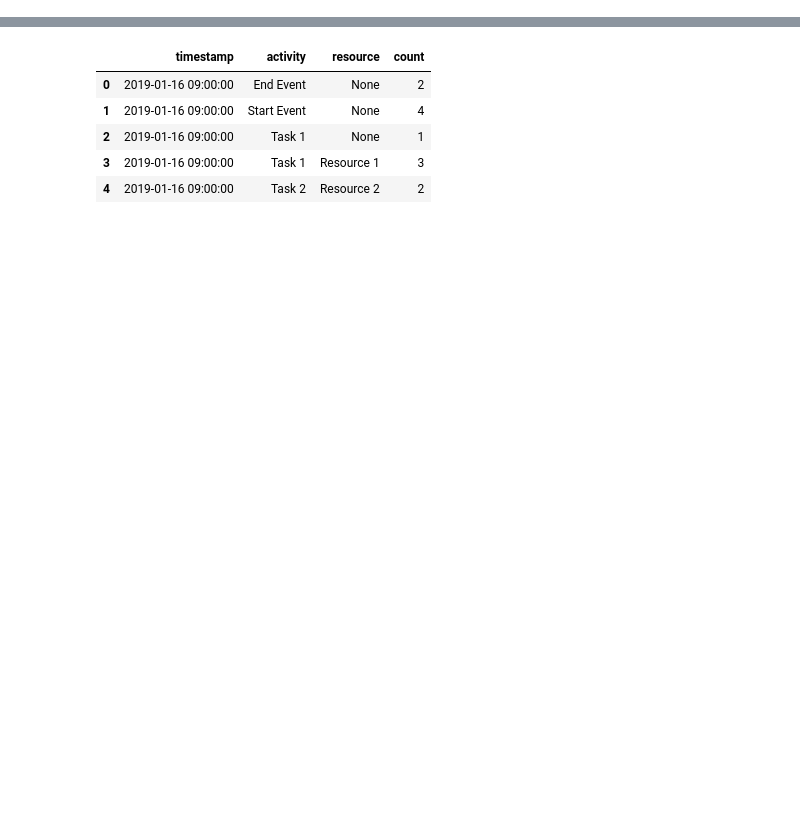
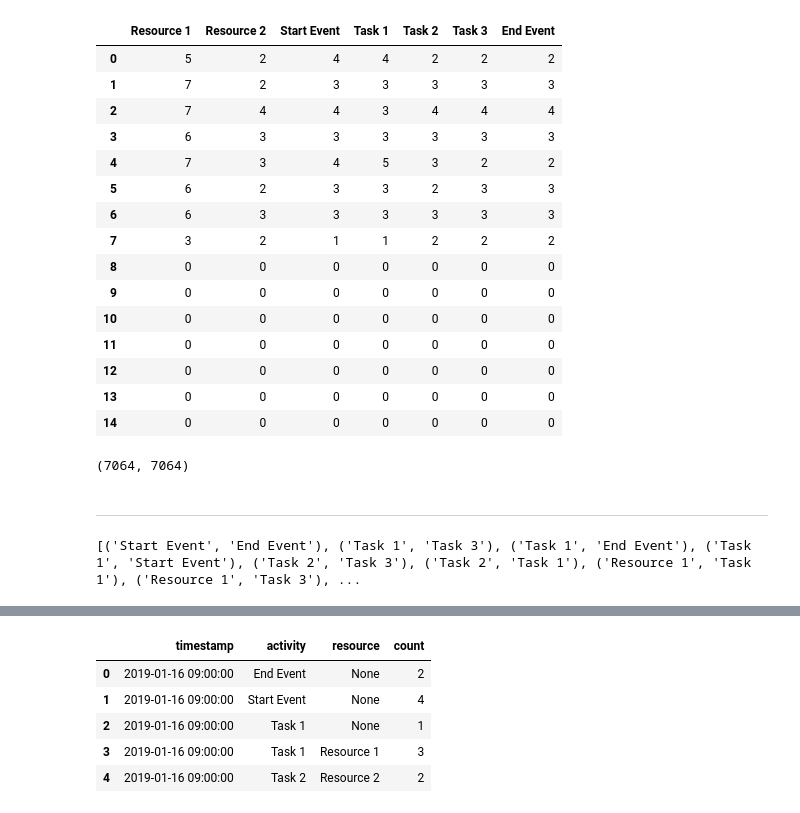
Before and after one commit to ai4automation/causal_inference_for_process_optimization, a Jupyter notebook: ipynb/Aggregation of BPM logs.ipynb, the cells around one changed output, grey strips where cells are left out. Cells and saved outputs as stored; diff of their text form; code cells hidden in the pictures; blank space fills up the shorter version.

```diff
--- a/ipynb/Aggregation of BPM logs.ipynb
+++ b/ipynb/Aggregation of BPM logs.ipynb
@@ -21,0 +91,28 @@ df.head()
+# %%
+to_csv_df = data_aggregate.drop(columns=['timestamp', 'None'])
+to_csv_df.to_csv('new_aggregate.csv', index=False)
+# %%
+to_csv_df.head(15)
+# %% [output]
+|  | Resource 1 | Resource 2 | Start Event | Task 1 | Task 2 | Task 3 | End Event |
+| 0 | 5 | 2 | 4 | 4 | 2 | 2 | 2 |
+| 1 | 7 | 2 | 3 | 3 | 3 | 3 | 3 |
+| 2 | 7 | 4 | 4 | 3 | 4 | 4 | 4 |
+| 3 | 6 | 3 | 3 | 3 | 3 | 3 | 3 |
+| 4 | 7 | 3 | 4 | 5 | 3 | 2 | 2 |
+| 5 | 6 | 2 | 3 | 3 | 2 | 3 | 3 |
+| 6 | 6 | 3 | 3 | 3 | 3 | 3 | 3 |
+| 7 | 3 | 2 | 1 | 1 | 2 | 2 | 2 |
+| 8 | 0 | 0 | 0 | 0 | 0 | 0 | 0 |
+| 9 | 0 | 0 | 0 | 0 | 0 | 0 | 0 |
+| 10 | 0 | 0 | 0 | 0 | 0 | 0 | 0 |
+| 11 | 0 | 0 | 0 | 0 | 0 | 0 | 0 |
+| 12 | 0 | 0 | 0 | 0 | 0 | 0 | 0 |
+| 13 | 0 | 0 | 0 | 0 | 0 | 0 | 0 |
+| 14 | 0 | 0 | 0 | 0 | 0 | 0 | 0 |
+# %%
+len(to_csv_df), len(data_aggregate['timestamp'])
+# %% [output]
+(7064, 7064)
+# %% [markdown]
+-----
@@ -21,0 +130,15 @@ df.head()
+# %%
+hc = HillClimbSearch(data, scoring_method=BicScore(data))
+base_model = BayesianModel([('Start Event', 'Task 1'),
+                     ('Task 1', 'Task 2'),
+                     ('Task 2', 'Task 3'),
+                     ('Task 3', 'End Event'),
+                     ('Resource 1', 'Task 1'),
+                     ('Resource 2', 'Task 2'),
+                     ('Resource 1', 'Task 3'),
+                     ('None', 'Start Event')])
+best_model = hc.estimate(start=base_model, max_indegree=3)
+
+print(best_model.edges())
+# %% [output]
+[('Start Event', 'End Event'), ('Task 1', 'Task 3'), ('Task 1', 'End Event'), ('Task 1', 'Start Event'), ('Task 2', 'Task 3'), ('Task 2', 'Task 1'), ('Resource 1', 'Task 1'), ('Resource 1', 'Task 3'), ...
```
Also changed, not shown: parts of 12 cells of this notebook, 28 other files.
